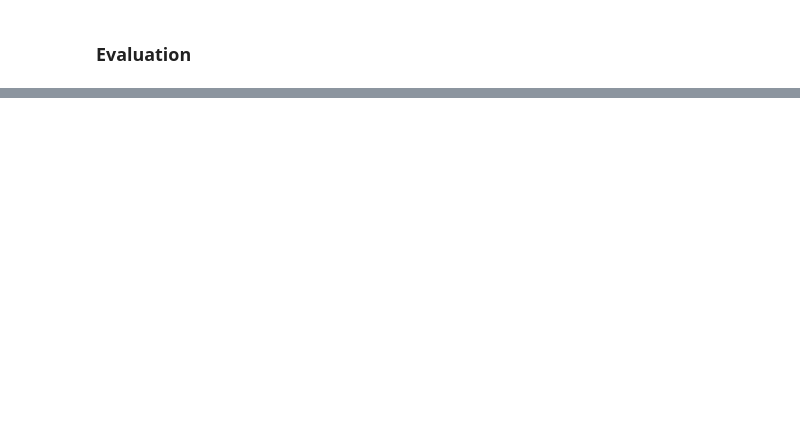
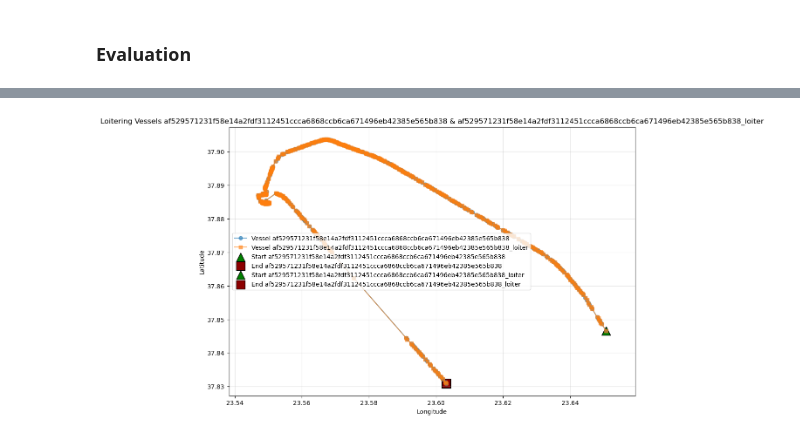
Before and after one commit to mohammed1916/marine-anomaly, a Jupyter notebook: piraeus_analysis/train eval.ipynb, the cells around one changed output, grey strips where cells are left out. Cells and saved outputs as stored; diff of their text form; code cells hidden in the pictures; blank space fills up the shorter version.

```diff
--- a/piraeus_analysis/train eval.ipynb
+++ b/piraeus_analysis/train eval.ipynb
@@ -1928,0 +1790,85 @@ Loiter Spoof    Spoofed      Spoofed      0.6281          CORRECT
+# %%
+import numpy as np
+import pandas as pd
+import matplotlib.pyplot as plt
+import torch
+
+# --- Assumptions ---
+# ais_clean: cleaned AIS dataset
+# model: trained PyTorch Bi-LSTM classifier
+# feature_scaler: fitted StandardScaler
+# SEQUENCE_LENGTH, STRIDE, THRESHOLD already defined
+# extract_features(), normalize_features(), create_sequences() already defined
+
+vessel_counts = ais_clean.groupby('vessel_id').size()
+suitable_vessels = vessel_counts[vessel_counts >= 200].index
+v1 = np.random.choice(suitable_vessels, 1)[0]
+traj1 = ais_clean[ais_clean['vessel_id'] == v1].sort_values('timestamp').reset_index(drop=True)
+
+jitter = 0.0001  # ~10 meters
+traj2 = traj1.copy()
+traj2['vessel_id'] = str(traj1['vessel_id'].iloc[0]) + "_loiter"
+traj2['lat'] += np.random.uniform(-jitter, jitter, size=len(traj2))
+traj2['lon'] += np.random.uniform(-jitter, jitter, size=len(traj2))
+traj2['speed'] = 0.0  # nearly stationary
+
+loiter_pair_augmented = pd.concat([traj1, traj2], axis=0).sort_values(['vessel_id','timestamp']).reset_index(drop=True)
+loiter_pair_augmented['is_spoofed'] = 1  # label all as spoofed
+
+ais_loiter_featured, feature_cols = extract_features(loiter_pair_augmented)
+ais_loiter_normalized, _ = normalize_features(
+    ais_loiter_featured, feature_cols, fit_scaler=False, scaler=feature_scaler
+)
+
+X_loiter, y_loiter = create_sequences(
+    ais_loiter_normalized,
+    feature_cols,
+    sequence_length=SEQUENCE_LENGTH,
+    stride=STRIDE
+)
+y_loiter[:] = 1  # label all sequences as spoofed
+
+print(f"Loitering sequences shape: X={X_loiter.shape}, y={y_loiter.shape}")
+
+device = next(model.parameters()).device  # get the device of the model (CPU or GPU)
+X_tensor = torch.tensor(X_loiter, dtype=torch.float32).to(device)  # move input to same device
+
+model.eval()
+with torch.no_grad():
+    y_pred_tensor = model(X_tensor)
+    # Apply sigmoid if binary classifier output is logits
+    if y_pred_tensor.shape[1] == 1:
+        y_pred_probs_loiter = torch.sigmoid(y_pred_tensor).cpu().numpy().flatten()  # move back to CPU
+    else:
+        y_pred_probs_loiter = torch.softmax(y_pred_tensor, dim=1)[:,1].cpu().numpy().flatten()
+
+
+n_samples = 10
+spoofed_indices = np.where(y_loiter == 1)[0]
+sample_spoofed = np.random.choice(spoofed_indices, min(n_samples, len(spoofed_indices)), replace=False)
+
+print(f"\n{'Type':<15} {'True Label':<12} {'Predicted':<12} {'Probability':<15} {'Result':<10}")
+print("-" * 80)
+for idx in sample_spoofed:
+    true_label = "Spoofed"
+    pred_prob = y_pred_probs_loiter[idx]
+    pred_label = "Spoofed" if pred_prob > THRESHOLD else "Genuine"
+    result = "CORRECT" if pred_label == "Spoofed" else "MISSED"
+    print(f"{'Loiter Spoof':<15} {true_label:<12} {pred_label:<12} {pred_prob:<15.4f} {result:<10}")
+
+plt.figure(figsize=(12,8))
+plt.plot(traj1['lon'], traj1['lat'], 'o-', label=f'Vessel {traj1["vessel_id"].iloc[0]}', alpha=0.6)
+plt.plot(traj2['lon'], traj2['lat'], 's-', label=f'Vessel {traj2["vessel_id"].iloc[0]}', alpha=0.6)
+
+for traj, v in zip([traj1, traj2], [traj1['vessel_id'].iloc[0], traj2['vessel_id'].iloc[0]]):
+    plt.scatter(traj['lon'].iloc[0], traj['lat'].iloc[0], c='green', s=200, marker='^', edgecolors='black', label=f'Start {v}')
+    plt.scatter(traj['lon'].iloc[-1], traj['lat'].iloc[-1], c='darkred', s=200, marker='s', edgecolors='black', label=f'End {v}')
+
+plt.xlabel('Longitude')
+plt.ylabel('Latitude')
+plt.title(f'Loitering Vessels {traj1["vessel_id"].iloc[0]} & {traj2["vessel_id"].iloc[0]}')
+plt.grid(True, alpha=0.3)
+plt.legend(loc='best')
+plt.axis('equal')
+plt.show()
+# %% [output]
@@ -1928,0 +1892 @@ Loiter Spoof    Spoofed      Spoofed      0.6281          CORRECT
+[figure, added]
```
Also changed, not shown: parts of 35 cells of this notebook.
